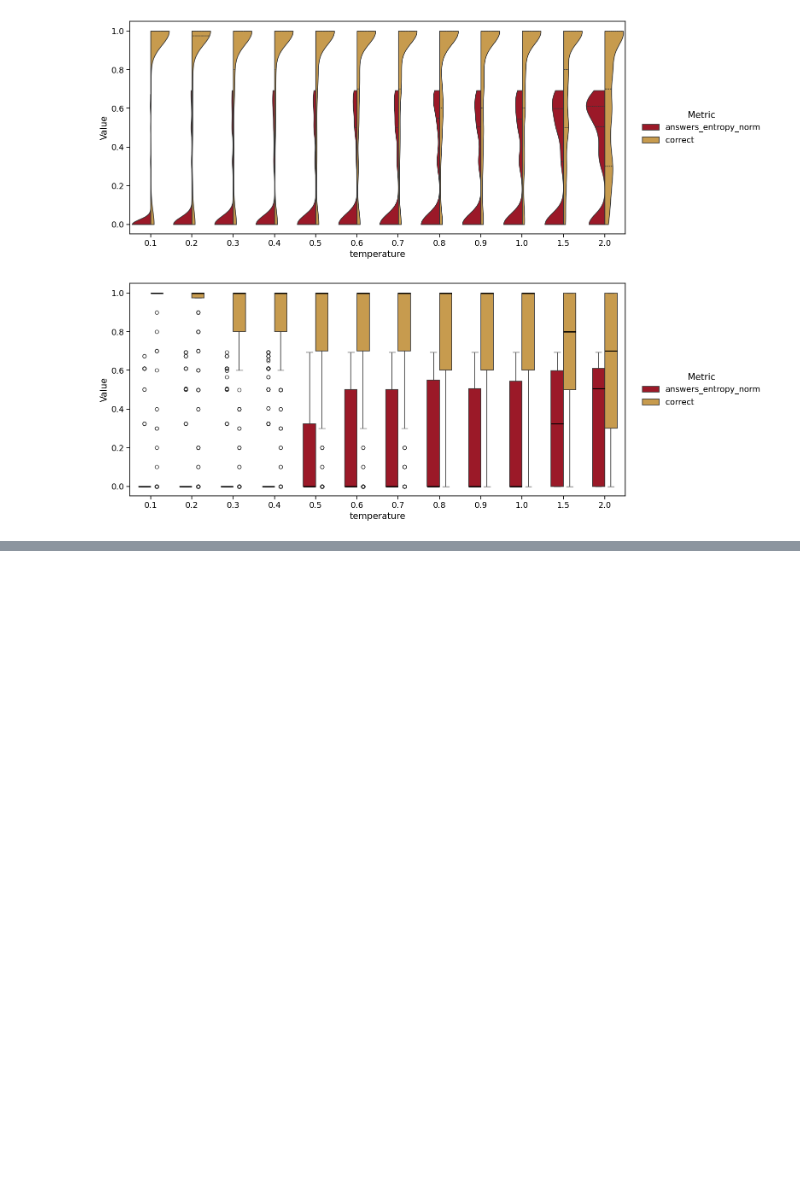
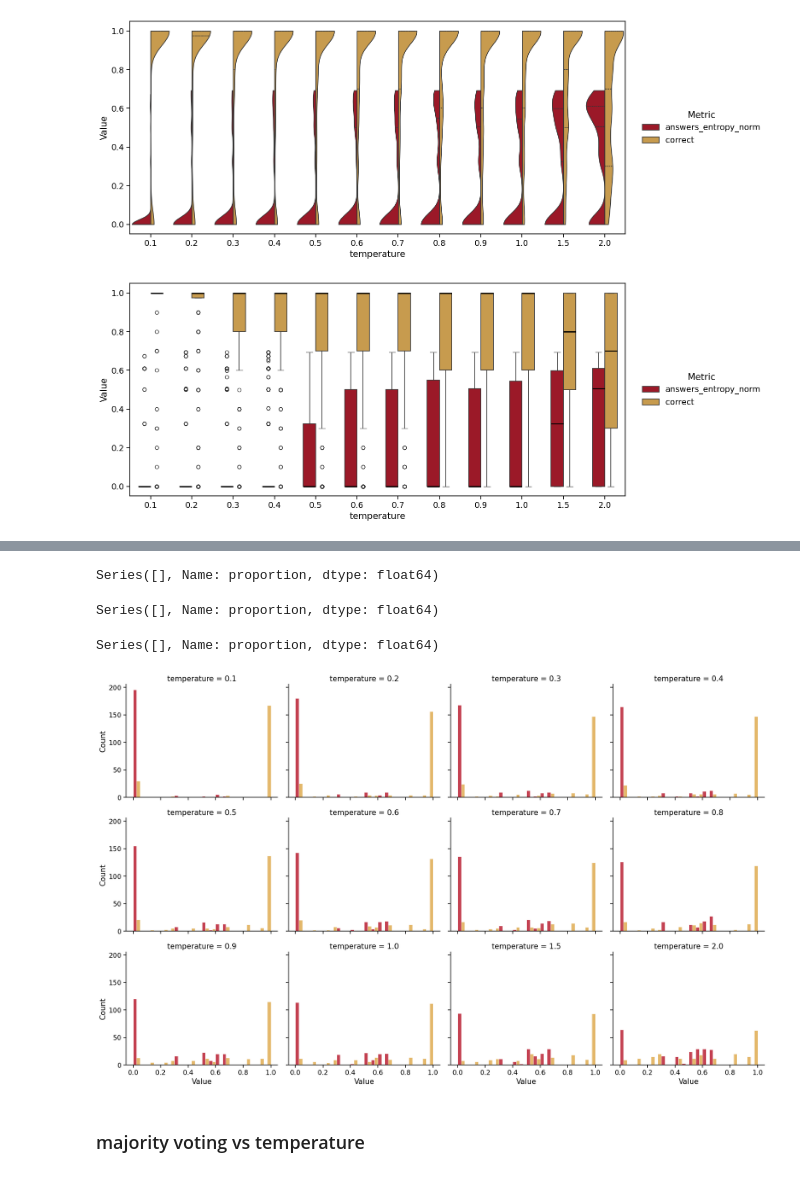
Before and after one commit to carloalbertobono/llm-uncertainty, a Jupyter notebook: exp-temperature/temperature-report.ipynb, the cells around one changed output, grey strips where cells are left out. Drawn from its saved outputs; the diff is of its cells as text; code cells hidden in the pictures; blank space fills up the shorter version.

Commit message:
temperature experiments

```diff
--- a/exp-temperature/temperature-report.ipynb
+++ b/exp-temperature/temperature-report.ipynb
@@ -52,6 +53,9 @@ d
 # %%
 d = d.sort_values(by=['temp', 'pid'])
 d = d.rename(columns={'temp':'temperature'})
+# %%
+d.temperature = d.temperature.replace({'1.p': 1.0})
+d.temperature = d.temperature.astype(float)
 # %%
 sns.violinplot(data=d, x="temperature", y="answers_entropy_norm", split=True, inner="quart")
 # %% [output]
@@ -169,0 +191,49 @@ plt.show()
+# %%
+d[d.temperature=='0.1'].correct.value_counts(normalize=True)
+# %% [output]
+Series([], Name: proportion, dtype: float64)
+# %%
+d[d.temperature=='0.1'].answers_entropy_norm.value_counts(normalize=True)
+# %% [output]
+Series([], Name: proportion, dtype: float64)
+# %%
+d[d.temperature=='1.0'].correct.value_counts(normalize=True)
+# %% [output]
+Series([], Name: proportion, dtype: float64)
+# %%
+import seaborn as sns
+import matplotlib.pyplot as plt
+from palettable.tableau import TrafficLight_9
+
+palette = TrafficLight_9.mpl_colors
+
+# Create FacetGrid for each temperature
+g = sns.FacetGrid(
+    d_melted,
+    col="temperature",
+    col_wrap=4,
+    sharey=True,  # Share y-axis across all facets for consistent height
+    height=4,
+    aspect=1.2
+)
+
+# Map histplot onto each facet
+g.map_dataframe(
+    sns.histplot,
+    x="Value",
+    hue="Metric",
+    multiple="dodge",  # Side-by-side bars
+    palette=palette,
+    binwidth=0.05,
+    edgecolor="white",
+    linewidth=0.5
+)
+
+
+# Tidy layout
+plt.tight_layout()
+plt.show()
+# %% [output]
+[figure, added]
+# %% [markdown]
+### majority voting vs temperature
```
Also changed, not shown: parts of 11 cells of this notebook, 2 other files.
